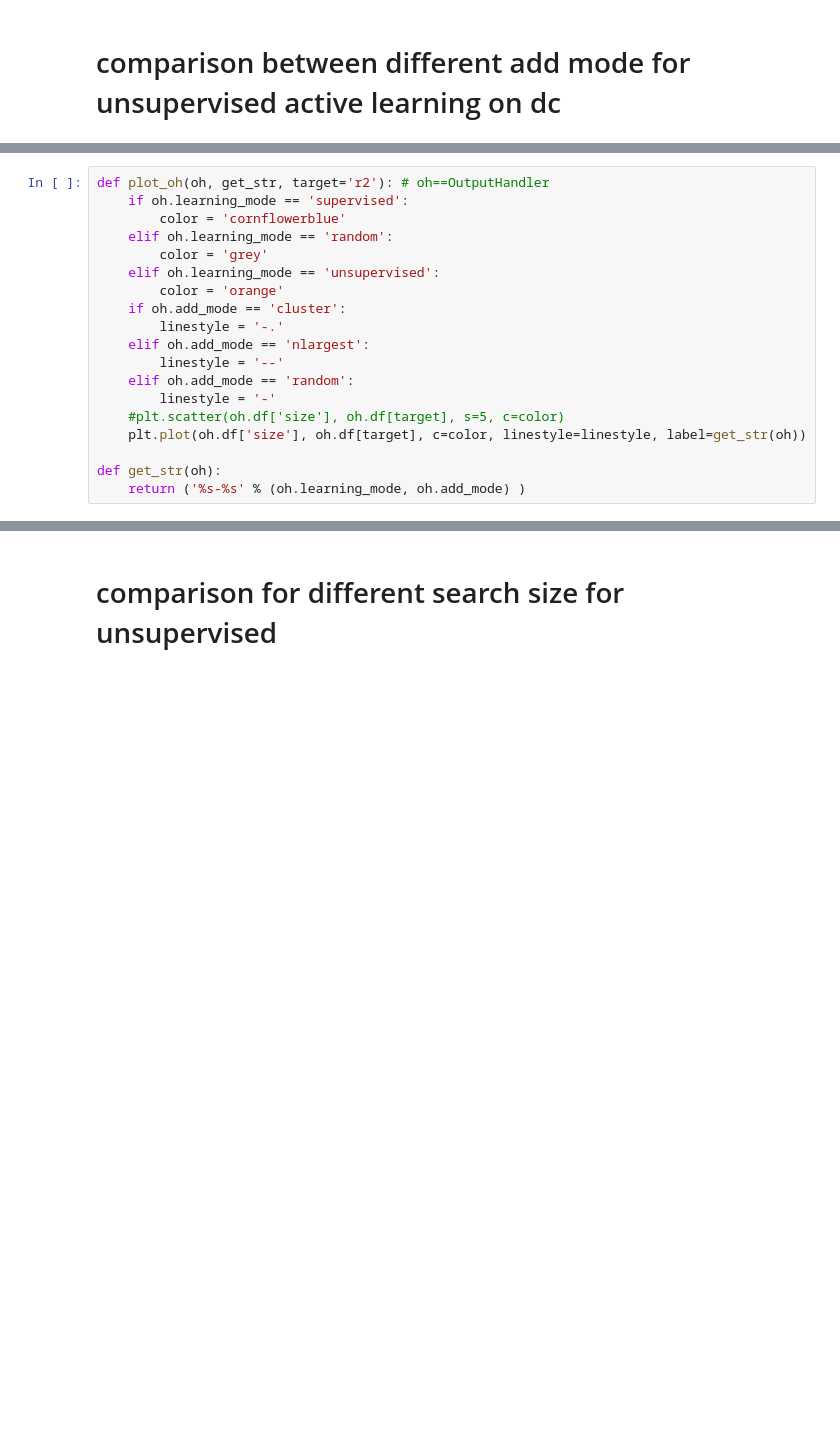
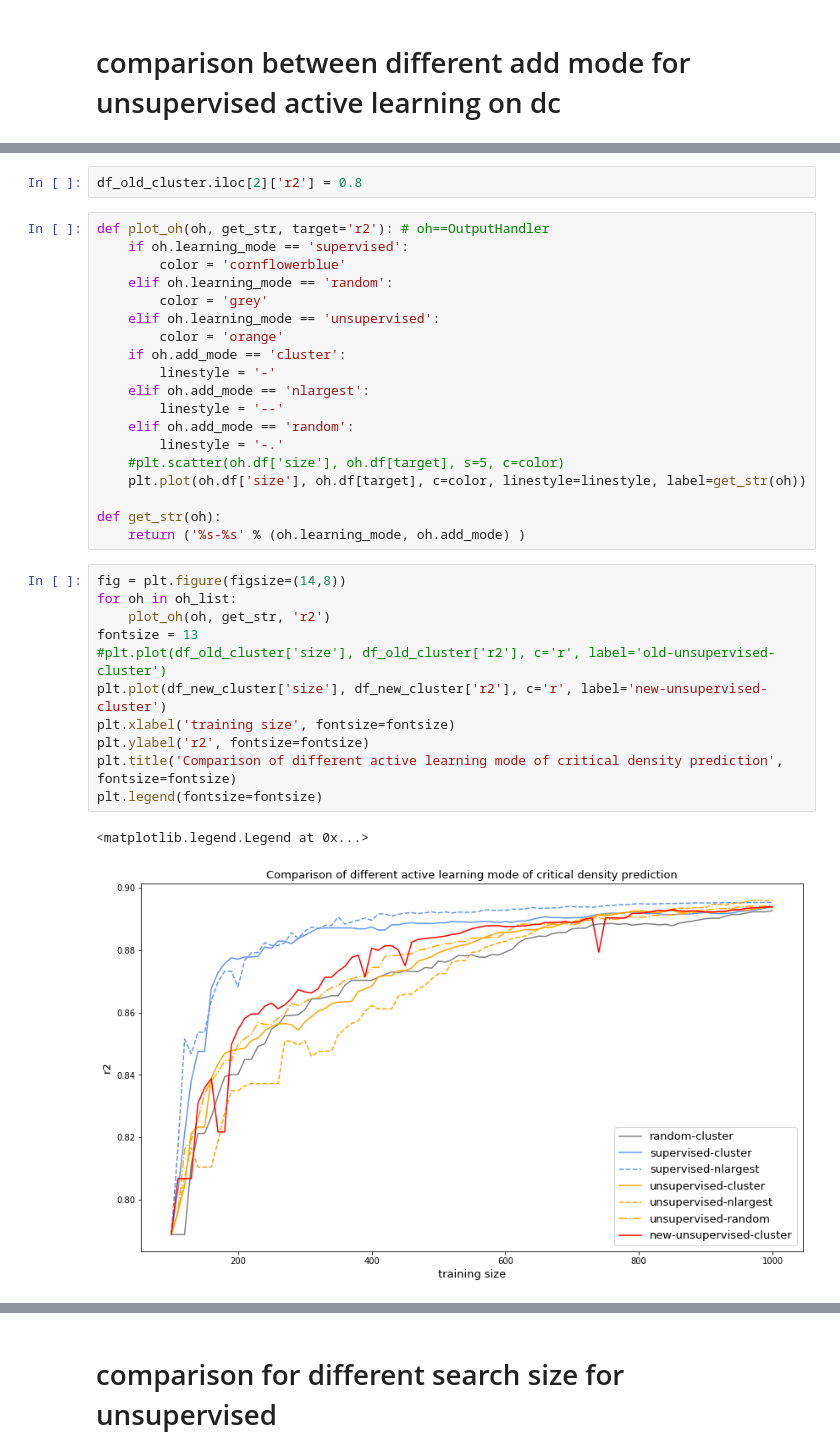
Before and after one commit to Xiangyan93/Molecular_ML, a Jupyter notebook: notebook/active learning method comparison.ipynb, the cells around one changed output, grey strips where cells are left out. Cells and saved outputs as stored; diff of their text form; blank space fills up the shorter version.

```diff
--- a/notebook/active learning method comparison.ipynb
+++ b/notebook/active learning method comparison.ipynb
@@ -51,3 +49,5 @@ oh_list = [OutputHandler(i) for i in out_list]
+# %%
+df_old_cluster.iloc[2]['r2'] = 0.8
 # %%
 def plot_oh(oh, get_str, target='r2'): # oh==OutputHandler
     if oh.learning_mode == 'supervised':
@@ -57,14 +57,28 @@ def plot_oh(oh, get_str, target='r2'): # oh==OutputHandler
     elif oh.learning_mode == 'unsupervised':
         color = 'orange'
     if oh.add_mode == 'cluster':
-        linestyle = '-.'
+        linestyle = '-'
     elif oh.add_mode == 'nlargest':
         linestyle = '--'
     elif oh.add_mode == 'random':
-        linestyle = '-'
+        linestyle = '-.'
     #plt.scatter(oh.df['size'], oh.df[target], s=5, c=color)
     plt.plot(oh.df['size'], oh.df[target], c=color, linestyle=linestyle, label=get_str(oh))
 
 def get_str(oh):
     return ('%s-%s' % (oh.learning_mode, oh.add_mode) )
+# %%
+fig = plt.figure(figsize=(14,8))
+for oh in oh_list:
+    plot_oh(oh, get_str, 'r2')
+fontsize = 13
+#plt.plot(df_old_cluster['size'], df_old_cluster['r2'], c='r', label='old-unsupervised-cluster')
+plt.plot(df_new_cluster['size'], df_new_cluster['r2'], c='r', label='new-unsupervised-cluster')
+plt.xlabel('training size', fontsize=fontsize)
+plt.ylabel('r2', fontsize=fontsize)
+plt.title('Comparison of different active learning mode of critical density prediction', fontsize=fontsize)
+plt.legend(fontsize=fontsize)
+# %% [output]
+<matplotlib.legend.Legend at 0x...>
+[figure, added]
 # %%
```
Also changed, not shown: parts of 12 cells of this notebook, 1 other file.
